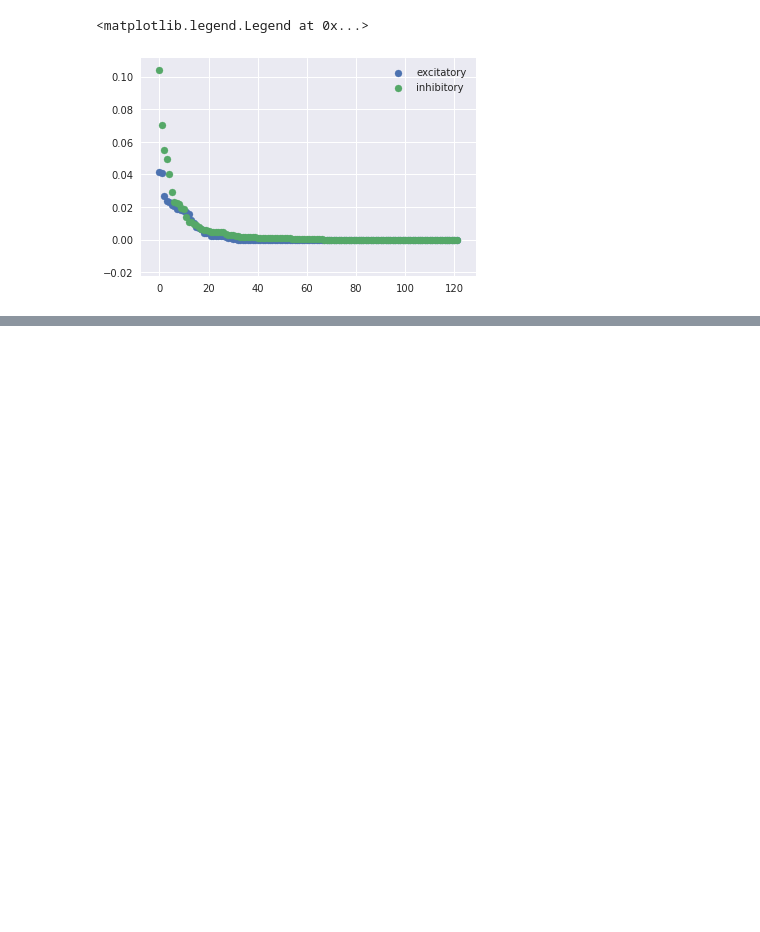
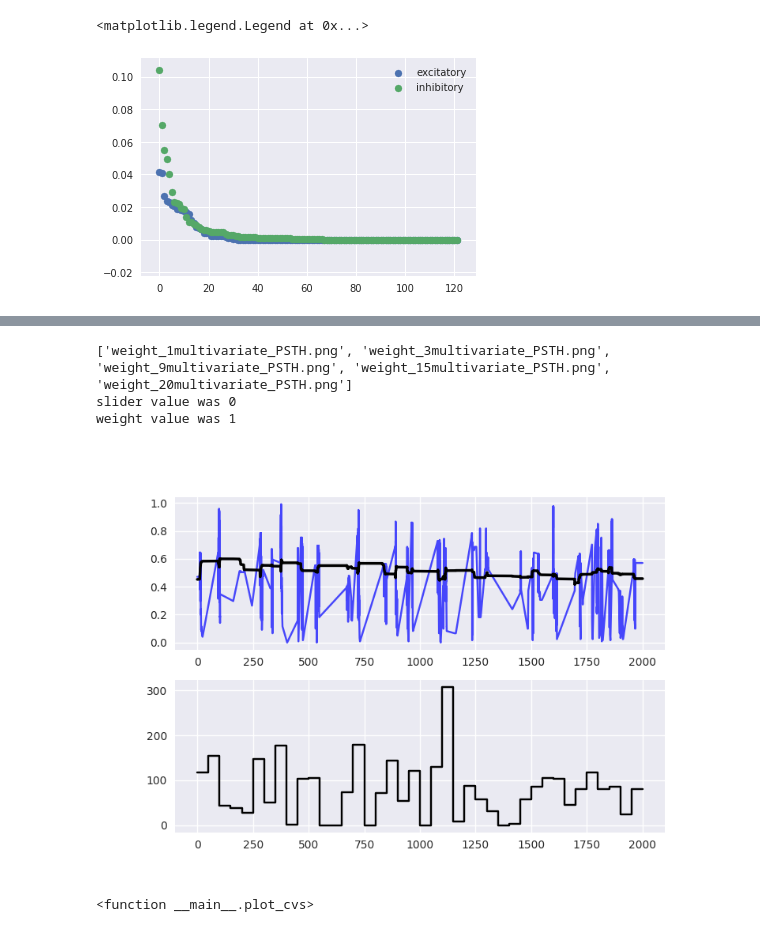
Before and after one commit to russelljjarvis/SpinnakerHippocampus, a Jupyter notebook: RichClubPresentation.ipynb, the cells around one changed output, grey strips where cells are left out. Saved outputs shown, nothing was run; the diff lists cells and outputs as text; code cells hidden in the pictures; blank space fills up the shorter version.

```diff
--- a/RichClubPresentation.ipynb
+++ b/RichClubPresentation.ipynb
@@ -223,0 +314,34 @@ plt.legend(loc="upper right")
+# %%
+
+
+def plot_cvs(tf):
+    import glob
+    toggle_files = glob.glob('*multivariate_PSTH*.png')
+    toggle_files = toggle_files[::-1]
+    print(toggle_files)
+
+    keyed = { k:v for k,v in enumerate(toggle_files) }
+    wgf = {0:1,1:3,2:9,3:15,4:20}
+    print('slider value was',tf)
+    print('weight value was',wgf[tf])
+    display(Image(str(keyed[tf])))
+
+
+interact(plot_cvs, tf = widgets.IntSlider(
+    value=0,
+    min=0,
+    max=4,
+    step=1,
+    description='Test:',
+    disabled=False,
+    continuous_update=False,
+    orientation='horizontal',
+    readout=True,
+    readout_format='d'
+))
+# %% [output]
+['weight_1multivariate_PSTH.png', 'weight_3multivariate_PSTH.png', 'weight_9multivariate_PSTH.png', 'weight_15multivariate_PSTH.png', 'weight_20multivariate_PSTH.png']
+slider value was 0
+weight value was 1
+[figure, added]
+<function __main__.plot_cvs>
```
Also changed, not shown: parts of 9 cells of this notebook, 1 other file.
